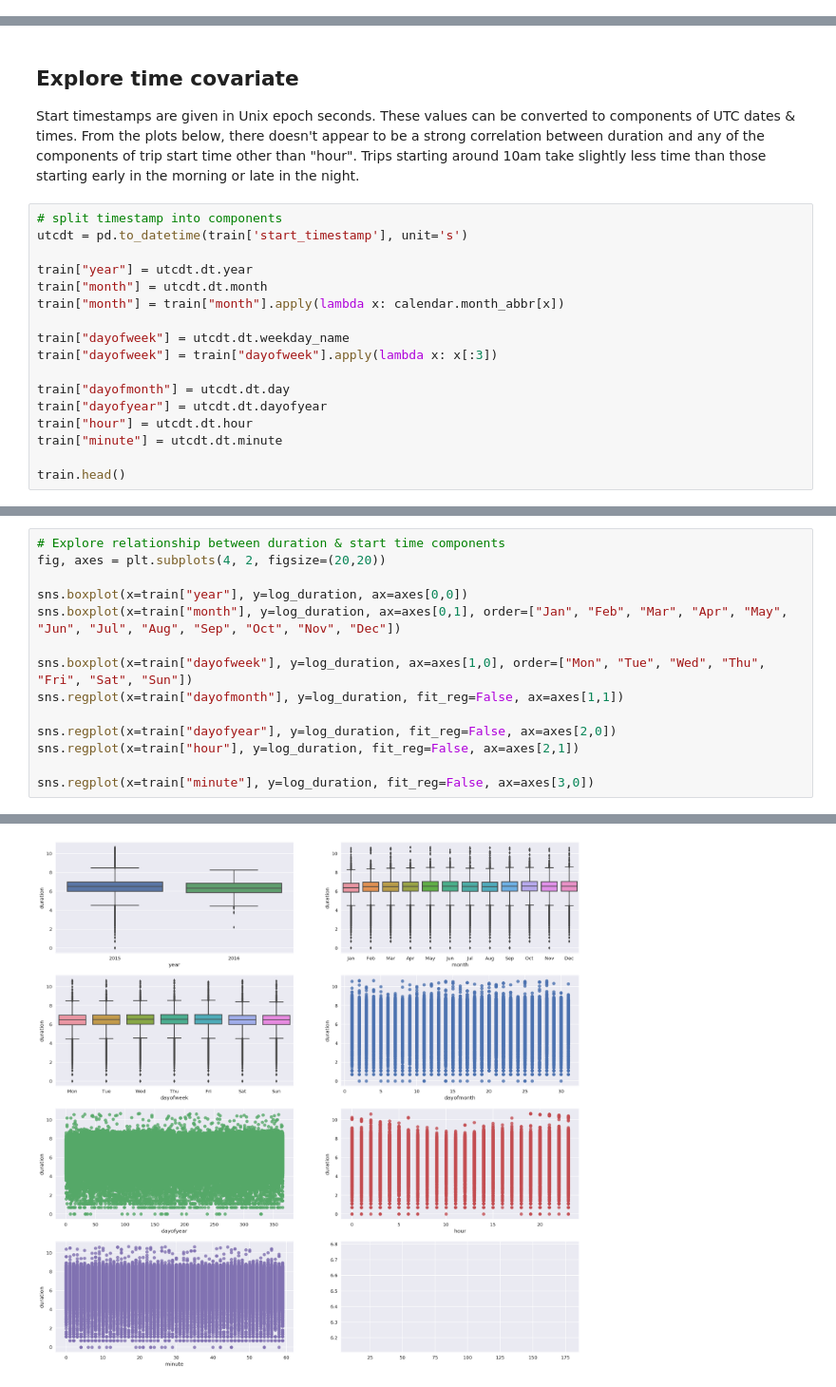
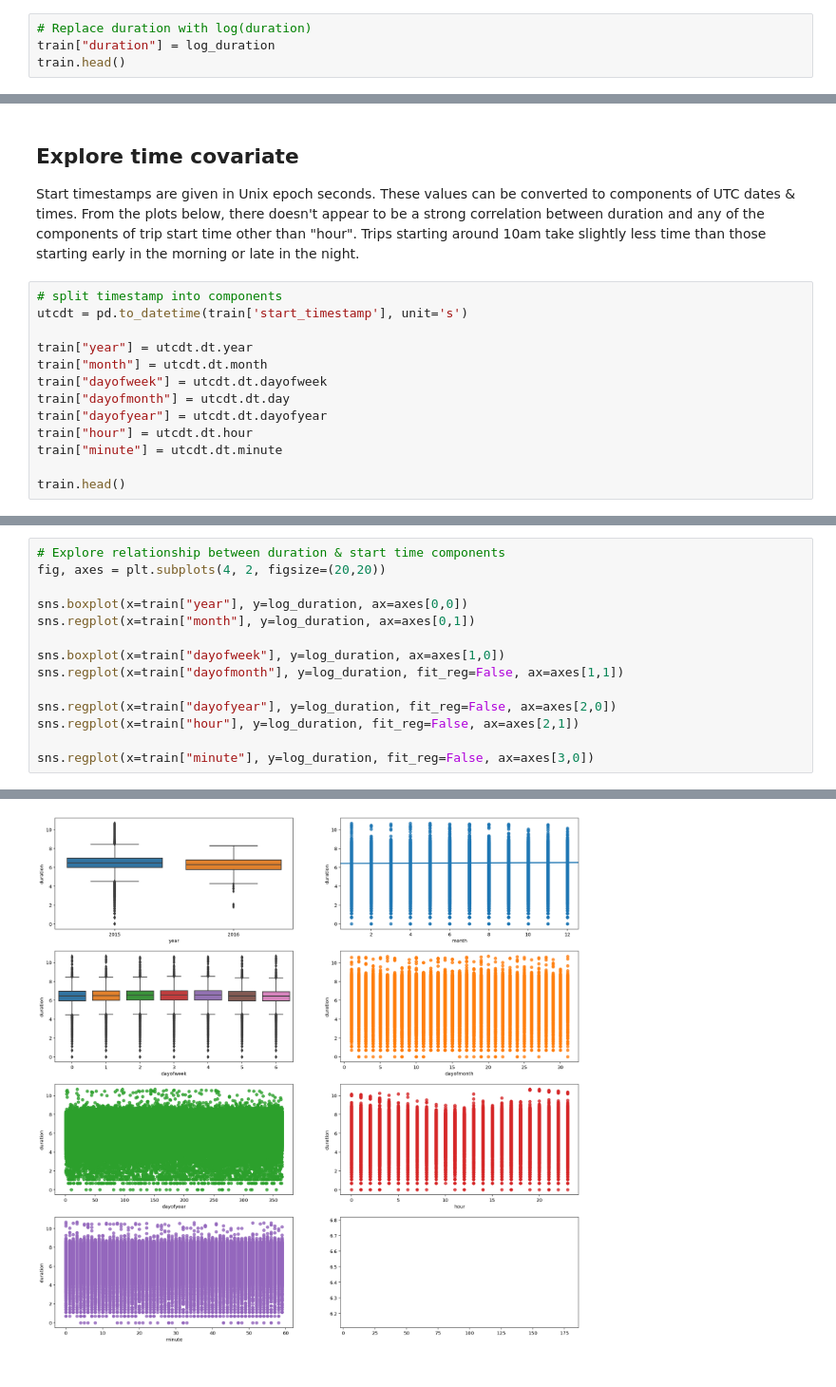
Before and after one commit to niranjv/ml-datasets, a Jupyter notebook: trip-times/jupyter/analysis.ipynb, the cells around one changed output, grey strips where cells are left out. Shown at 95% size. Cells and saved outputs as stored; diff of their text form.

```diff
--- a/trip-times/jupyter/analysis.ipynb
+++ b/trip-times/jupyter/analysis.ipynb
@@ -184,0 +190,4 @@ np.round(log_duration.kurt(),3) # very close to ideal value of 0; tails are slig
+# %%
+# Replace duration with log(duration)
+train["duration"] = log_duration
+train.head()
@@ -192,11 +209,7 @@ utcdt = pd.to_datetime(train['start_timestamp'], unit='s')
 
 train["year"] = utcdt.dt.year
 train["month"] = utcdt.dt.month
-train["month"] = train["month"].apply(lambda x: calendar.month_abbr[x])
-
-train["dayofweek"] = utcdt.dt.weekday_name
-train["dayofweek"] = train["dayofweek"].apply(lambda x: x[:3])
-
+train["dayofweek"] = utcdt.dt.dayofweek
 train["dayofmonth"] = utcdt.dt.day
 train["dayofyear"] = utcdt.dt.dayofyear
 train["hour"] = utcdt.dt.hour
@@ -214,23 +227,23 @@ train.head()
 # %%
 # Explore relationship between duration & start time components
 fig, axes = plt.subplots(4, 2, figsize=(20,20))
 
 sns.boxplot(x=train["year"], y=log_duration, ax=axes[0,0])
-sns.boxplot(x=train["month"], y=log_duration, ax=axes[0,1], order=["Jan", "Feb", "Mar", "Apr", "May", "Jun", "Jul", "Aug", "Sep", "Oct", "Nov", "Dec"])
+sns.regplot(x=train["month"], y=log_duration, ax=axes[0,1])
 
-sns.boxplot(x=train["dayofweek"], y=log_duration, ax=axes[1,0], order=["Mon", "Tue", "Wed", "Thu", "Fri", "Sat", "Sun"])
+sns.boxplot(x=train["dayofweek"], y=log_duration, ax=axes[1,0])
 sns.regplot(x=train["dayofmonth"], y=log_duration, fit_reg=False, ax=axes[1,1])
 
 sns.regplot(x=train["dayofyear"], y=log_duration, fit_reg=False, ax=axes[2,0])
 sns.regplot(x=train["hour"], y=log_duration, fit_reg=False, ax=axes[2,1])
 
 sns.regplot(x=train["minute"], y=log_duration, fit_reg=False, ax=axes[3,0])
 # %% [output]
 <matplotlib.axes._subplots.AxesSubplot at 0x...>
 <matplotlib.axes._subplots.AxesSubplot at 0x...>
 <matplotlib.axes._subplots.AxesSubplot at 0x...>
 <matplotlib.axes._subplots.AxesSubplot at 0x...>
 <matplotlib.axes._subplots.AxesSubplot at 0x...>
 <matplotlib.axes._subplots.AxesSubplot at 0x...>
 <matplotlib.axes._subplots.AxesSubplot at 0x...>
-[figure, old version]
+[figure, new version]
```
Also changed, not shown: parts of 28 cells of this notebook.
